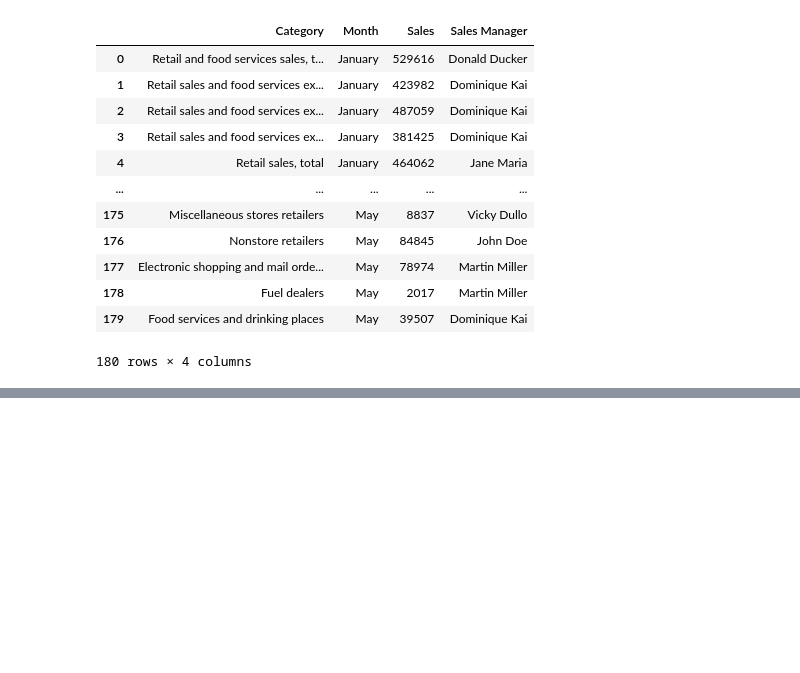
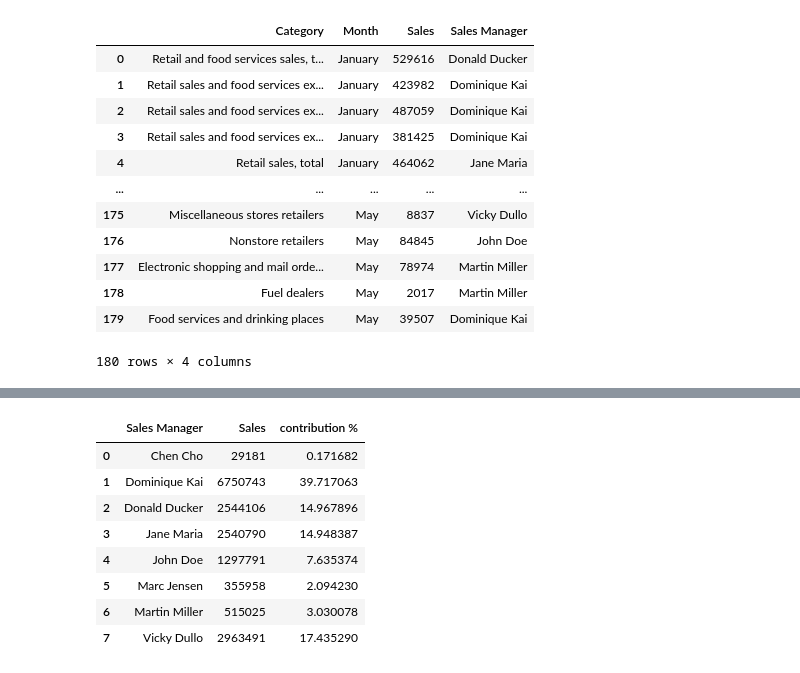
Before and after one commit to ismailsakhi/assignement_week4, a Jupyter notebook: exercise.ipynb, the cells around one changed output, grey strips where cells are left out. Saved outputs shown, nothing was run; the diff lists cells and outputs as text; code cells hidden in the pictures; blank space fills up the shorter version.

```diff
--- a/exercise.ipynb
+++ b/exercise.ipynb
@@ -256,0 +332,34 @@ df2.groupby(df2['Category'])
+# %%
+
+'''
+Total sales for each manager
+
+'''
+
+
+df_manager = df2.groupby(df2['Sales Manager'] , as_index=False)['Sales'].sum()
+
+
+
+total = df2['Sales'].sum()
+
+'''
+
+Percentage that a manger contributes to the total sales
+
+'''
+
+
+df_manager['contribution %'] = (df_manager['Sales'] / total) * 100
+
+df_manager
+# %% [output]
+|  | Sales Manager | Sales | contribution % |
+| 0 | Chen Cho | 29181 | 0.171682 |
+| 1 | Dominique Kai | 6750743 | 39.717063 |
+| 2 | Donald Ducker | 2544106 | 14.967896 |
+| 3 | Jane Maria | 2540790 | 14.948387 |
+| 4 | John Doe | 1297791 | 7.635374 |
+| 5 | Marc Jensen | 355958 | 2.094230 |
+| 6 | Martin Miller | 515025 | 3.030078 |
+| 7 | Vicky Dullo | 2963491 | 17.435290 |
```
Also changed, not shown: parts of 3 cells of this notebook, 5 other files.
